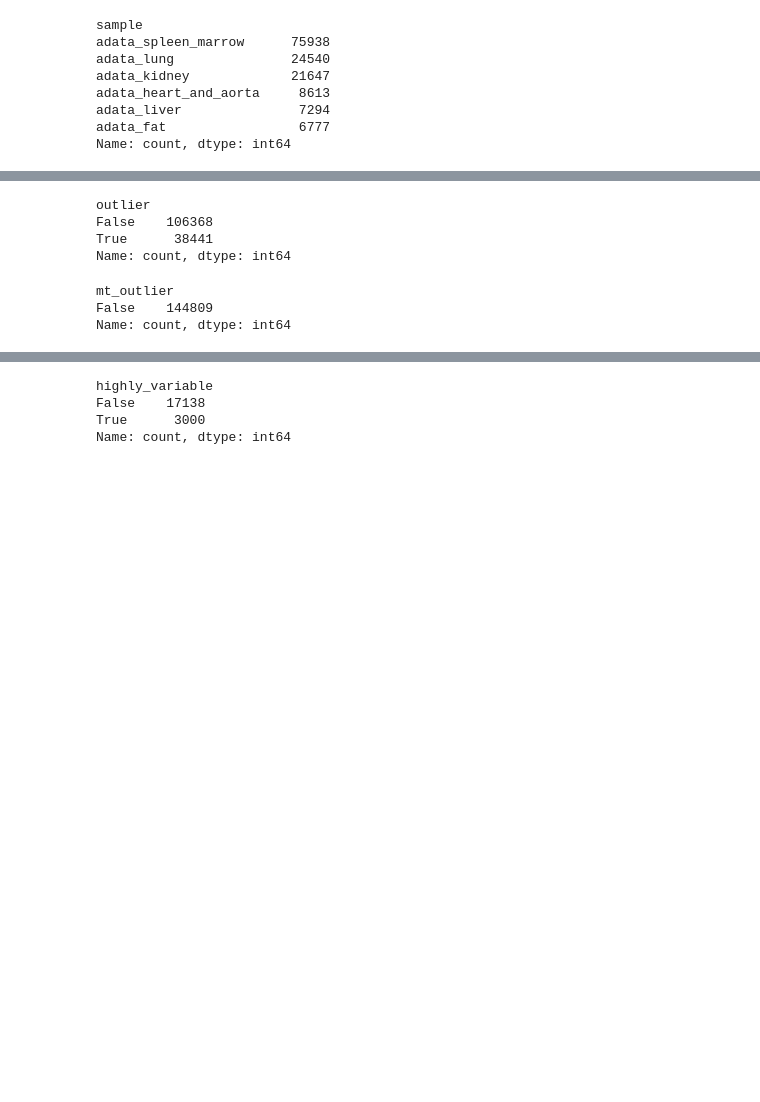
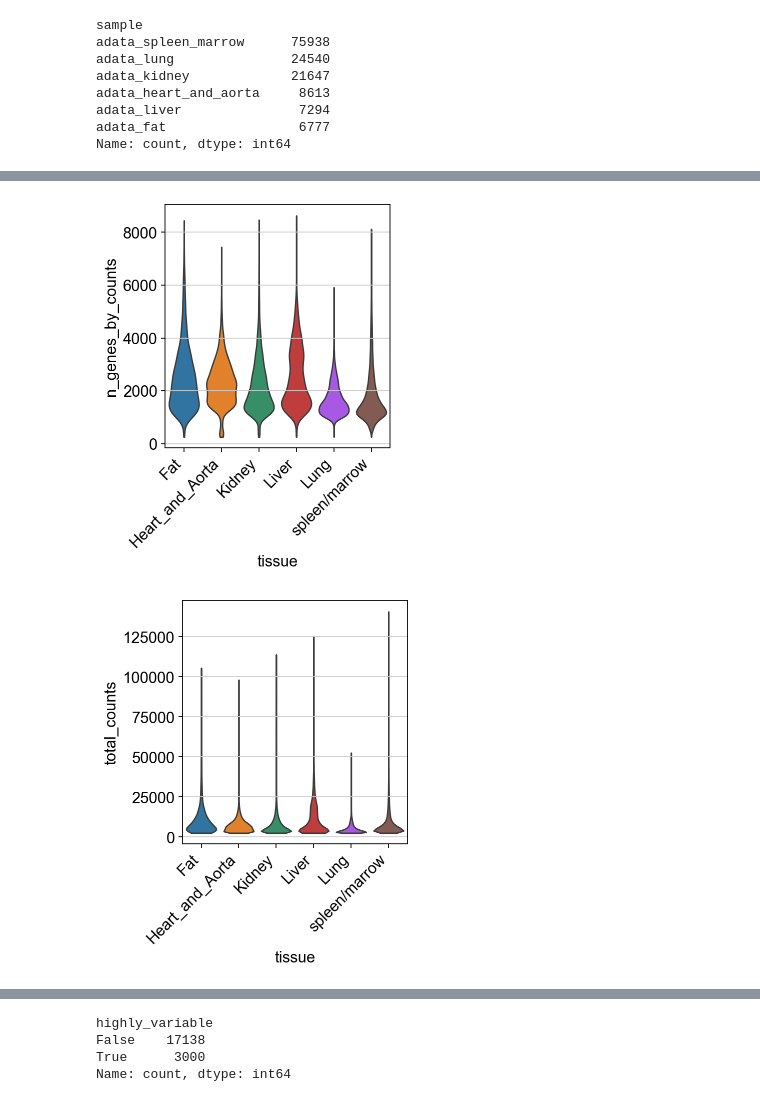
Before and after one commit to baoluwei7-lang/-, a Jupyter notebook: notebooks/04_QC.ipynb, the cells around one changed output, grey strips where cells are left out. Saved outputs shown, nothing was run; the diff lists cells and outputs as text; code cells hidden in the pictures; blank space fills up the shorter version.

```diff
--- a/notebooks/04_QC.ipynb
+++ b/notebooks/04_QC.ipynb
@@ -69,5 +65,7 @@ adata.var["mt"] = (adata.var_names.str.startswith("mt-")|adata.var_names.str.sta
 adata.var["ribo"] = adata.var_names.str.startswith(("Rps", "Rpl"))
 # %%
 sc.pp.calculate_qc_metrics(adata, qc_vars=["mt", "ribo"], inplace=True, percent_top=[20], log1p=True)
+# %%
+adata = adata_raw
 # %%
 p1 = sns.displot(adata.obs["total_counts"], bins=100, kde=False)
@@ -107,18 +73,0 @@ def is_outlier(adata, metric: str, nmads: int):
-# %%
-adata.obs["outlier"] = (is_outlier(adata, "log1p_total_counts", 3)
-    | is_outlier(adata, "log1p_n_genes_by_counts", 3)
-    | is_outlier(adata, "pct_counts_in_top_20_genes", 3)
-)
-adata.obs.outlier.value_counts()
-# %% [output]
-outlier
-False    106368
-True      38441
-Name: count, dtype: int64
-# %%
-adata.obs["mt_outlier"] = is_outlier(adata, "pct_counts_mt", 3) | (adata.obs["pct_counts_mt"] > 15)
-adata.obs.mt_outlier.value_counts()
-# %% [output]
-mt_outlier
-False    144809
-Name: count, dtype: int64
@@ -184,0 +74,16 @@ mouse_compare.to_csv("../results/qc/mouse_cell_change.csv")
+# %%
+p2 = sc.pl.violin(adata, "n_genes_by_counts", groupby="tissue", stripplot=False, show=False)
+p3 = sc.pl.violin(adata, "total_counts", groupby="tissue", stripplot=False, show=False)
+
+# 旋转横坐标标签，避免重叠
+for ax in [p2, p3]:
+    ax.tick_params(axis='x', rotation=45)
+    # 如果旋转后还是挤，可以进一步调整对齐方式
+    for label in ax.get_xticklabels():
+        label.set_ha('right')
+
+plt.tight_layout()  # 自动调整布局，防止标签被截断
+plt.show()
+# %% [output]
+[figure, added]
+[figure, added]
```
Also changed, not shown: parts of 45 cells of this notebook.
